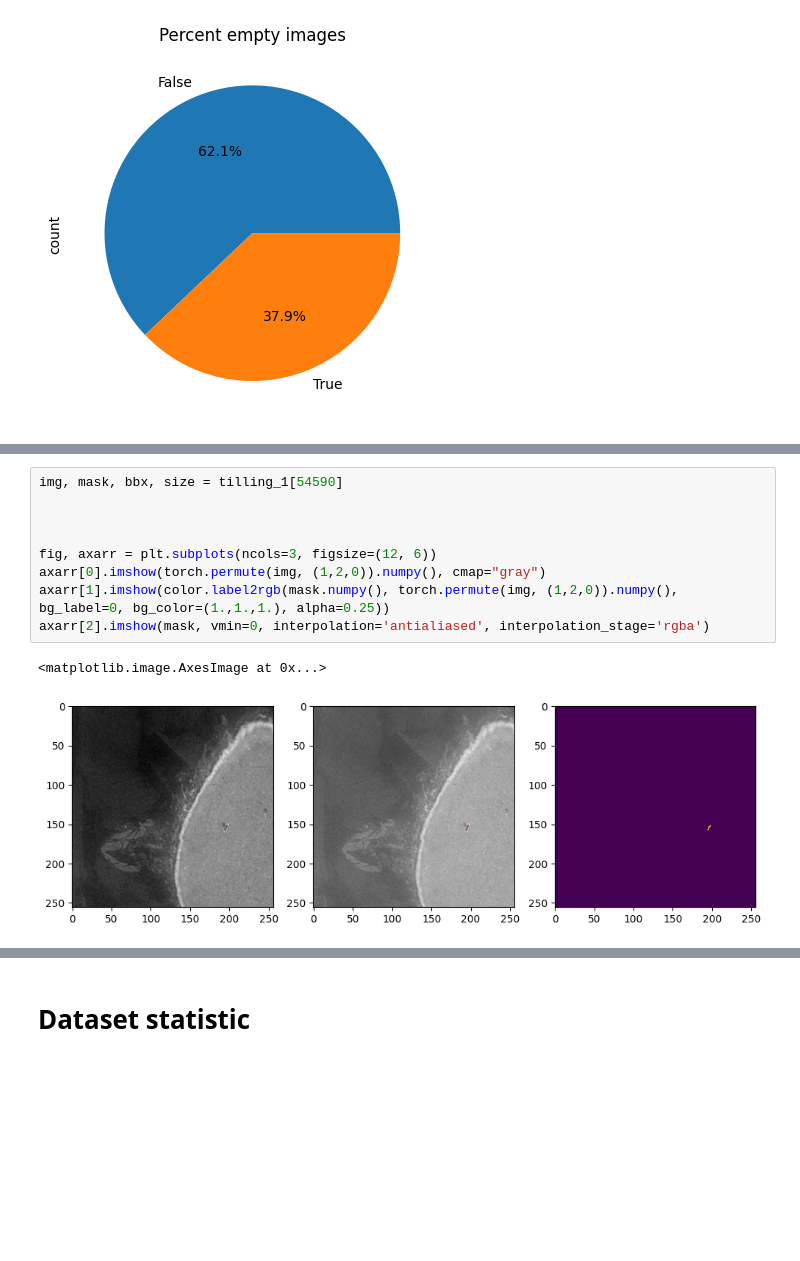
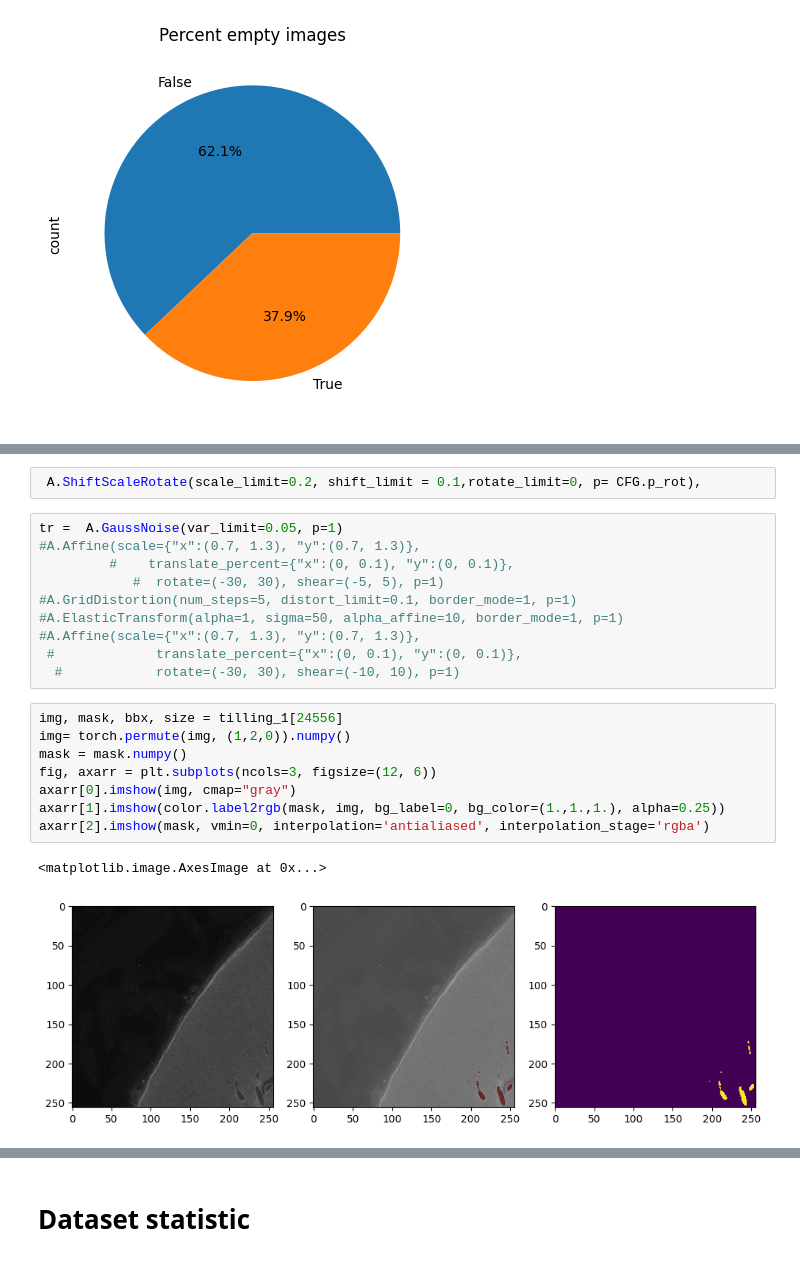
Before and after one commit to nature1511/kidney-segmentation, a Jupyter notebook: kidney_1_tilling_stats.ipynb, the cells around one changed output, grey strips where cells are left out. Saved outputs shown, nothing was run; the diff lists cells and outputs as text; blank space fills up the shorter version.

```diff
--- a/kidney_1_tilling_stats.ipynb
+++ b/kidney_1_tilling_stats.ipynb
@@ -26,12 +42,23 @@ plt.title('Percent empty images');
+# %%
+ A.ShiftScaleRotate(scale_limit=0.2, shift_limit = 0.1,rotate_limit=0, p= CFG.p_rot),
+# %%
+tr =  A.GaussNoise(var_limit=0.05, p=1)
+#A.Affine(scale={"x":(0.7, 1.3), "y":(0.7, 1.3)},
+         #    translate_percent={"x":(0, 0.1), "y":(0, 0.1)},
+            #  rotate=(-30, 30), shear=(-5, 5), p=1)
+#A.GridDistortion(num_steps=5, distort_limit=0.1, border_mode=1, p=1)
+#A.ElasticTransform(alpha=1, sigma=50, alpha_affine=10, border_mode=1, p=1)
+#A.Affine(scale={"x":(0.7, 1.3), "y":(0.7, 1.3)},
+ #             translate_percent={"x":(0, 0.1), "y":(0, 0.1)},
+  #            rotate=(-30, 30), shear=(-10, 10), p=1)
 # %%
-img, mask, bbx, size = tilling_1[54590]
-
-
-
+img, mask, bbx, size = tilling_1[24556]
+img= torch.permute(img, (1,2,0)).numpy()
+mask = mask.numpy()
 fig, axarr = plt.subplots(ncols=3, figsize=(12, 6))
-axarr[0].imshow(torch.permute(img, (1,2,0)).numpy(), cmap="gray")
-axarr[1].imshow(color.label2rgb(mask.numpy(), torch.permute(img, (1,2,0)).numpy(), bg_label=0, bg_color=(1.,1.,1.), alpha=0.25))
+axarr[0].imshow(img, cmap="gray")
+axarr[1].imshow(color.label2rgb(mask, img, bg_label=0, bg_color=(1.,1.,1.), alpha=0.25))
 axarr[2].imshow(mask, vmin=0, interpolation='antialiased', interpolation_stage='rgba')
 # %% [output]
 <matplotlib.image.AxesImage at 0x...>
-[figure, old version]
+[figure, new version]
```
Also changed, not shown: parts of 3 cells of this notebook, 6 other files.
